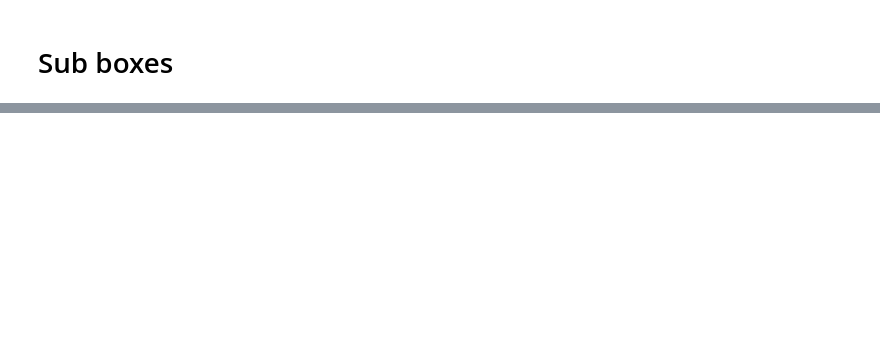
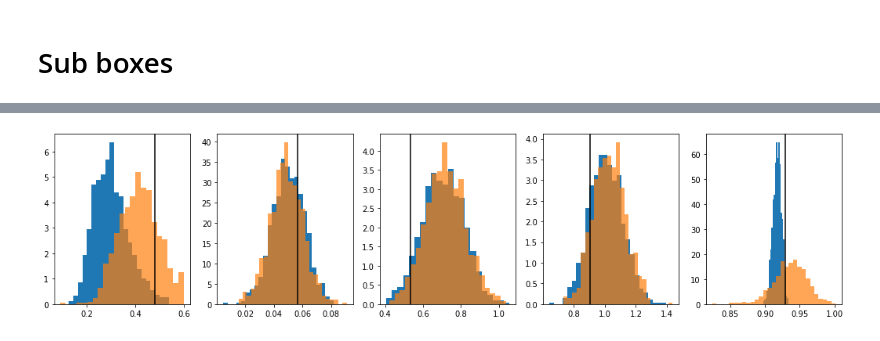
Before and after one commit to modichirag/HySBI, a Jupyter notebook: notebooks/play_hydbi.ipynb, the cells around one changed output, grey strips where cells are left out. Saved outputs shown, nothing was run; the diff lists cells and outputs as text; code cells hidden in the pictures; blank space fills up the shorter version.

```diff
--- a/notebooks/play_hydbi.ipynb
+++ b/notebooks/play_hydbi.ipynb
@@ -469,0 +264,9 @@ plt.loglog()
+# %%
+psubs = np.load('/mnt/ceph/users/cmodi/Quijote/latin_hypercube_HR/matter/N0256/power_split4.npy')
+ksub  = np.load('/mnt/ceph/users/cmodi/Quijote/latin_hypercube_HR/matter/N0256/k_split4.npy')
+# p2 = np.load('/mnt/ceph/users/cmodi/Quijote/latin_hypercube_HR/matter/N0256/0000/power_split4.npy').real
+# k1 = np.load('/mnt/ceph/users/cmodi/Quijote/latin_hypercube_HR/matter/N0256/k_split2.npy')
+idx = (ksub > 0.15) & (ksub < 0.5)
+ksub = ksub[idx]
+psubs = psubs[..., idx]
+print(ksub.shape, psubs.shape)
@@ -469,0 +275,9 @@ plt.loglog()
+# %%
+### SBI
+trainxsub, scalersub = sbitools.standardize(psubs[:, 0, :], secondary=None, log_transform=True)
+trainysub = params.copy()
+priorsub = sbitools.sbi_prior(params.reshape(-1, params.shape[-1]), offset=0.2)
+posteriorsub, inferencesub, summarysub = sbitools.sbi(trainxsub, trainysub, priorsub, \
+                                            summarize=True,
+                                            verbose=True,
+                                             nlayers=8, alg='snpe')
@@ -469,0 +293,14 @@ plt.loglog()
+# %%
+# i = 3
+# fig, ax = sbiplots.plot_posterior(trainx[i], trainy[i], posterior)
+# fig, ax = sbiplots.plot_posterior(trainxsub[i], trainysub[i], posteriorsub)
+
+nsims, nsamples = 300, 1000
+samples = np.zeros([nsims, nsamples, params.shape[1]])
+samplessub = np.zeros([nsims, nsamples, params.shape[1]])
+for j in range(nsims):
+    if j%20 ==0 : print(j)
+    x = trainx[j].copy()
+    samples[j] = posterior.sample((nsamples,), x=torch.from_numpy(x.astype('float32')), show_progress_bars=False).detach().numpy()
+    x = trainxsub[j].copy()
+    samplessub[j] = posteriorsub.sample((nsamples,), x=torch.from_numpy(x.astype('float32')), show_progress_bars=False).detach().numpy()
@@ -469,0 +323,12 @@ plt.loglog()
+# %%
+isim = 5
+
+fig, ax = plt.subplots(1, 5, figsize=(18, 4))
+
+j = 0
+for i in range(5):
+    ax[i].hist(samples[isim][:, i], density=True, bins='auto')
+    ax[i].hist(samplessub[isim][:, i], density=True, bins='auto', alpha=0.7)
+    ax[i].axvline(params[isim, i], color='k')
+# %% [output]
+[figure, added]
```
Also changed, not shown: parts of 89 cells of this notebook, 2 other files.
